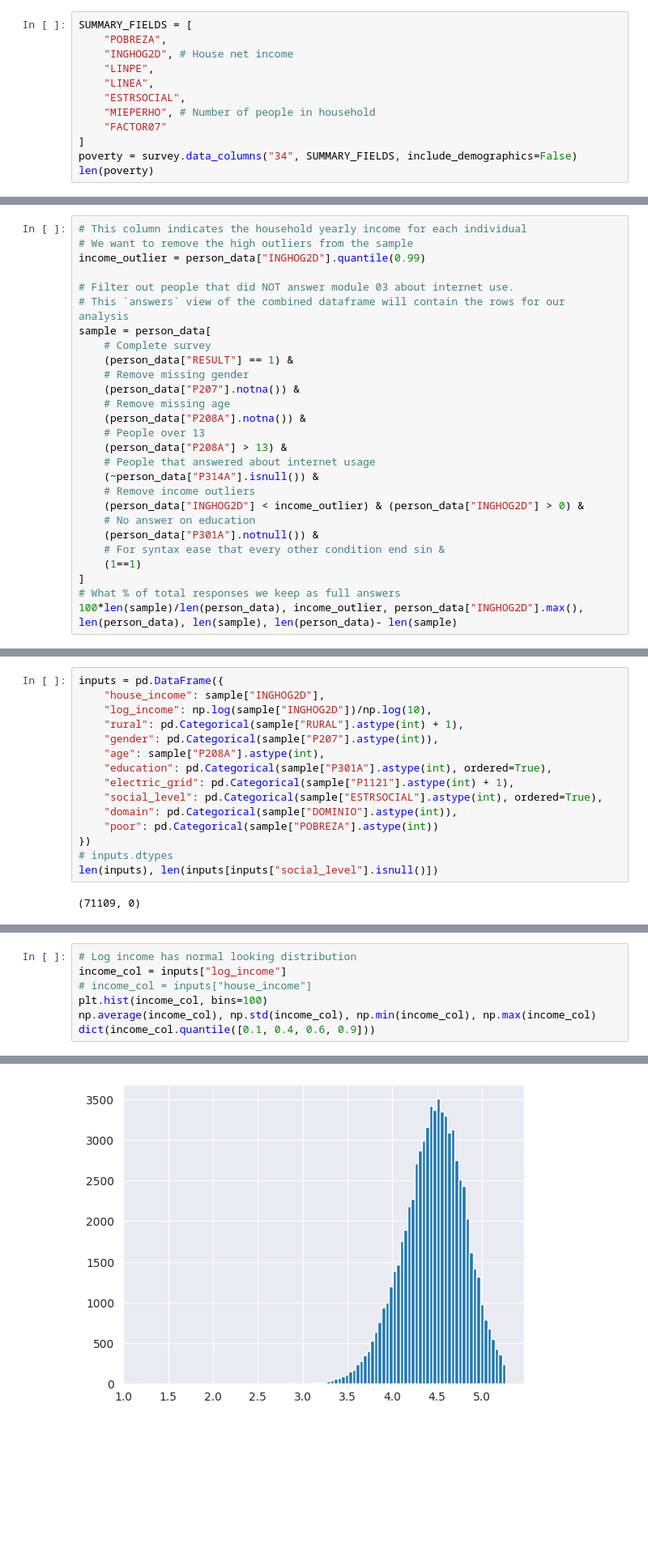
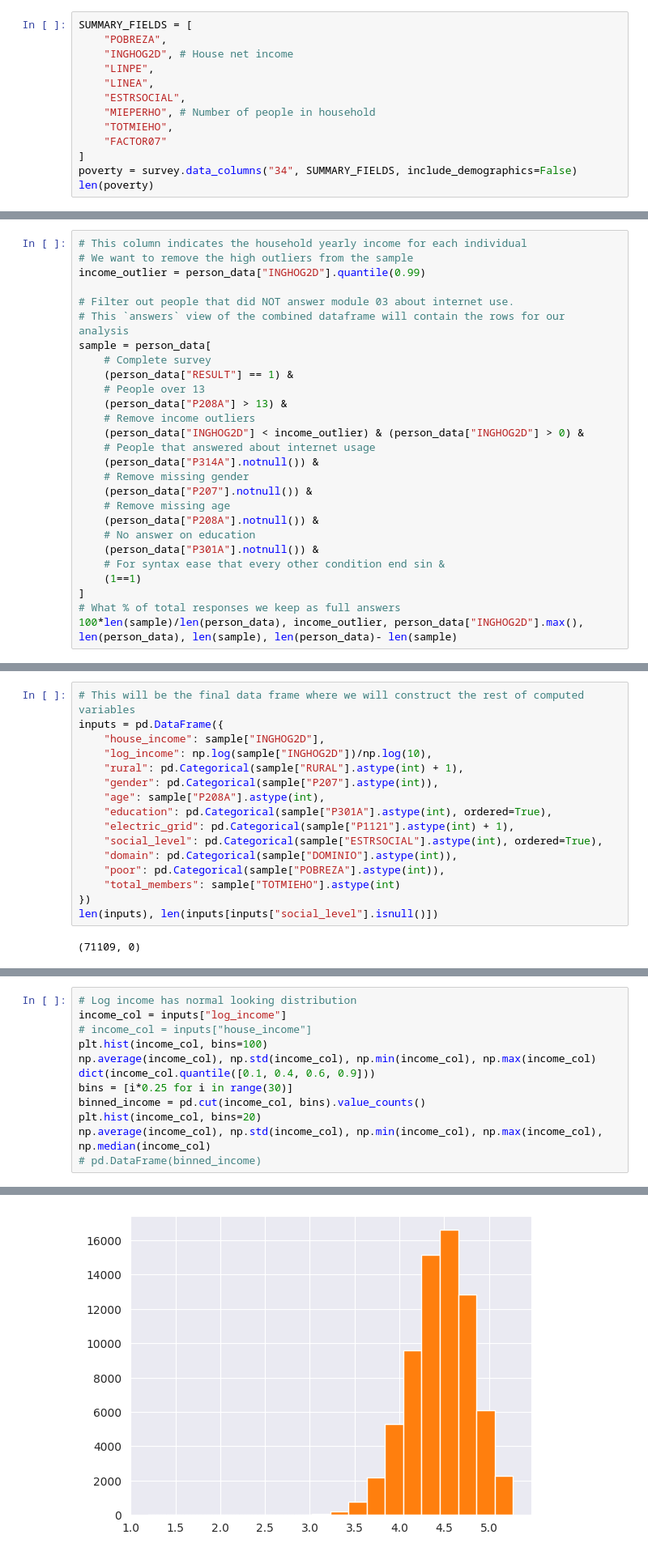
Before and after one commit to jjdelc/MsC-stats-dissertation, a Jupyter notebook: project/workbooks/joins.ipynb, the cells around one changed output, grey strips where cells are left out. Shown at 81% size. Cells and saved outputs as stored; diff of their text form; blank space fills up the shorter version.

Commit message:
Updates on joins workbook to export csv data

```diff
--- a/project/workbooks/joins.ipynb
+++ b/project/workbooks/joins.ipynb
@@ -110,6 +72,7 @@ SUMMARY_FIELDS = [
     "LINEA",
     "ESTRSOCIAL",
     "MIEPERHO", # Number of people in household
+    "TOTMIEHO",
     "FACTOR07"
 ]
 poverty = survey.data_columns("34", SUMMARY_FIELDS, include_demographics=False)
@@ -245,16 +206,16 @@ income_outlier = person_data["INGHOG2D"].quantile(0.99)
 sample = person_data[
     # Complete survey
     (person_data["RESULT"] == 1) &
-    # Remove missing gender
-    (person_data["P207"].notna()) &
-    # Remove missing age
-    (person_data["P208A"].notna()) &
     # People over 13
     (person_data["P208A"] > 13) &
-    # People that answered about internet usage
-    (~person_data["P314A"].isnull()) &
     # Remove income outliers
     (person_data["INGHOG2D"] < income_outlier) & (person_data["INGHOG2D"] > 0) &
+    # People that answered about internet usage
+    (person_data["P314A"].notnull()) &
+    # Remove missing gender
+    (person_data["P207"].notnull()) &
+    # Remove missing age
+    (person_data["P208A"].notnull()) &
     # No answer on education
     (person_data["P301A"].notnull()) &
     # For syntax ease that every other condition end sin &
@@ -265,6 +226,7 @@ sample = person_data[
 # %% [output]
 (65.62655739520461, 185009.2482812506, 818760.0, 108354, 71109, 37245)
 # %%
+# This will be the final data frame where we will construct the rest of computed variables
 inputs = pd.DataFrame({
     "house_income": sample["INGHOG2D"],
     "log_income": np.log(sample["INGHOG2D"])/np.log(10),
@@ -275,9 +237,9 @@ inputs = pd.DataFrame({
     "electric_grid": pd.Categorical(sample["P1121"].astype(int) + 1),
     "social_level": pd.Categorical(sample["ESTRSOCIAL"].astype(int), ordered=True),
     "domain": pd.Categorical(sample["DOMINIO"].astype(int)),
-    "poor": pd.Categorical(sample["POBREZA"].astype(int))
+    "poor": pd.Categorical(sample["POBREZA"].astype(int)),
+    "total_members": sample["TOTMIEHO"].astype(int)
 })
-# inputs.dtypes
 len(inputs), len(inputs[inputs["social_level"].isnull()])
 # %% [output]
 (71109, 0)
@@ -507,4 +494,9 @@ income_col = inputs["log_income"]
 plt.hist(income_col, bins=100)
 np.average(income_col), np.std(income_col), np.min(income_col), np.max(income_col)
 dict(income_col.quantile([0.1, 0.4, 0.6, 0.9]))
+bins = [i*0.25 for i in range(30)]
+binned_income = pd.cut(income_col, bins).value_counts()
+plt.hist(income_col, bins=20)
+np.average(income_col), np.std(income_col), np.min(income_col), np.max(income_col), np.median(income_col)
+# pd.DataFrame(binned_income)
 # %% [output]
@@ -515 +508 @@ dict(income_col.quantile([0.1, 0.4, 0.6, 0.9]))
-[figure, old version]
+[figure, new version]
```
Also changed, not shown: parts of 29 cells of this notebook, 2 other files.
